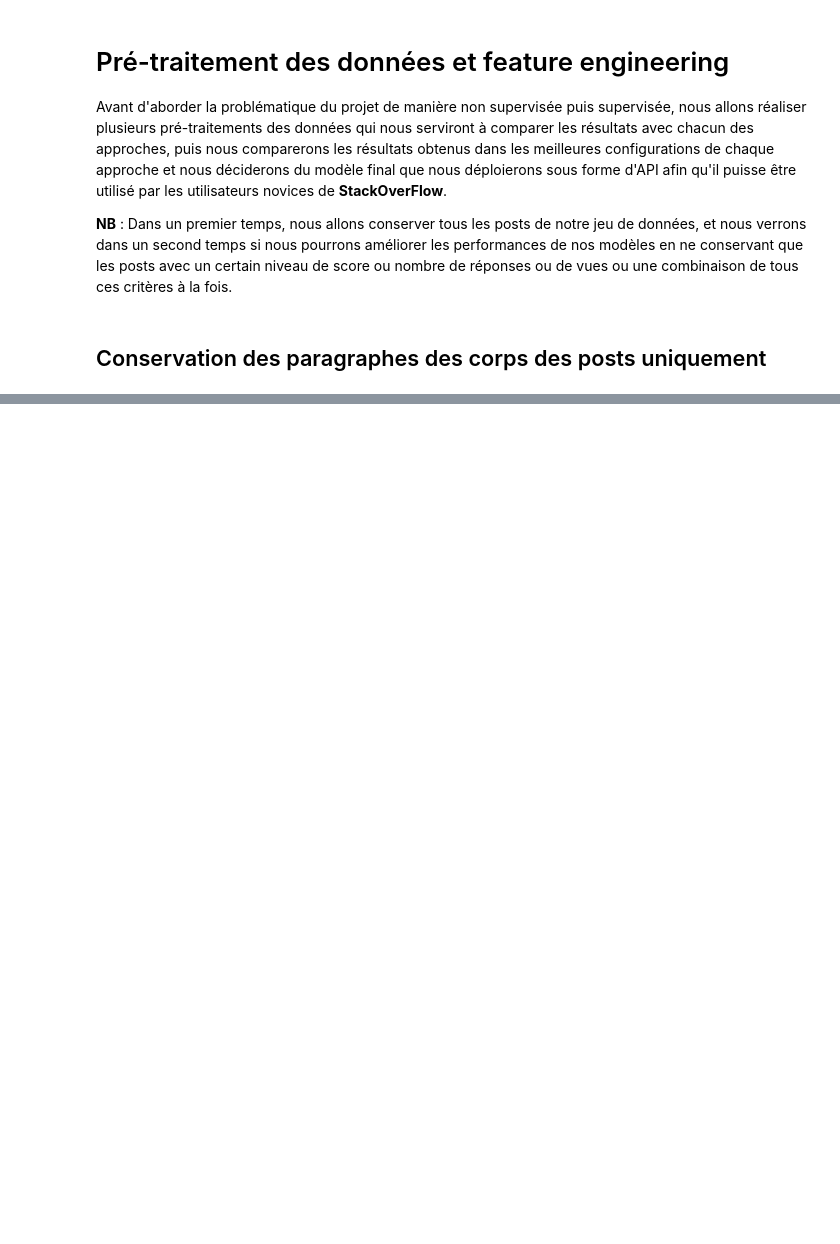
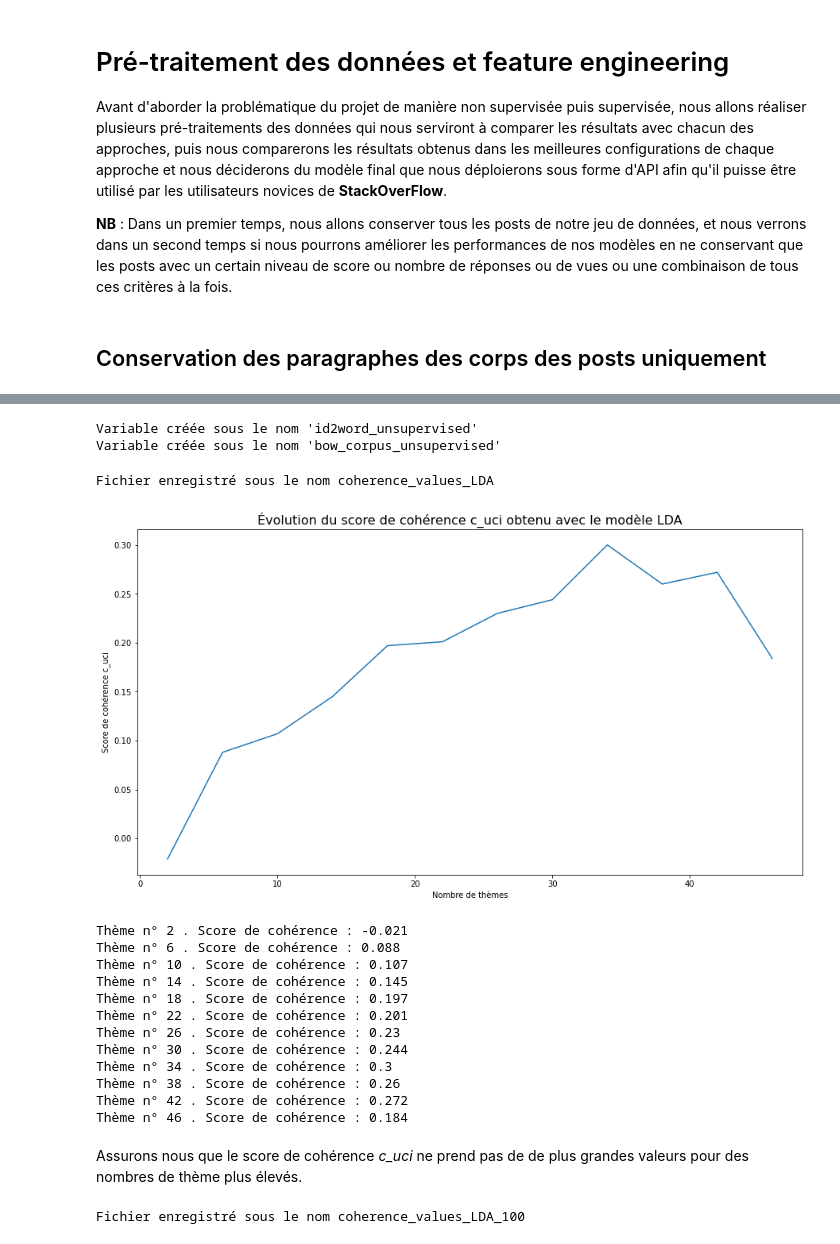
Before and after one commit to jkomb/P5---Tagger-automatiquement-des-questions---StackOverFlow, a Jupyter notebook: KOMBEM_Jonathan_2_notebook_test_012023.ipynb, the cells around one changed output, grey strips where cells are left out. Cells and saved outputs as stored; diff of their text form; code cells hidden in the pictures; blank space fills up the shorter version.

Commit message:
Unsupervised : fin de l'analyse + prédictions. Supervised :  fin embeddings + début comparaison modèles et embeddings pour prédictions supervisées

```diff
--- a/KOMBEM_Jonathan_2_notebook_test_012023.ipynb
+++ b/KOMBEM_Jonathan_2_notebook_test_012023.ipynb
@@ -123,0 +581,12 @@ df_datas.to_pickle('datasets/tests/df_datas_contractions.pkl')
+# %%
+import gensim
+from gensim.test.utils import datapath
+from gensim.models import TfidfModel
+import gensim.corpora as corpora
+from gensim import models
+from gensim.utils import simple_preprocess
+from gensim.models.ldamulticore import LdaMulticore
+from gensim.models import Nmf, CoherenceModel
+
+import multiprocessing
+cores = multiprocessing.cpu_count()-1
@@ -123,0 +651,41 @@ df_datas.to_pickle('datasets/tests/df_datas_contractions.pkl')
+# %%
+load_pickle("id2word_unsupervised")
+load_pickle("bow_corpus_unsupervised")
+# %% [output]
+Variable créée sous le nom 'id2word_unsupervised'
+Variable créée sous le nom 'bow_corpus_unsupervised'
+# %%
+LDA_optimal, coherence_values_LDA = compute_coherence_values_LDA(dictionary=id2word, bow_corpus=bow_corpus, corpus=corpus, nb_topics_max=50, nb_topics_start=2, step=4)
+# %%
+save_pickle(coherence_values_LDA, "coherence_values_LDA")
+# %% [output]
+Fichier enregistré sous le nom coherence_values_LDA
+# %%
+limit=50
+start=2
+step=4
+x = range(start, limit, step)
+plt.plot(x, coherence_values_LDA)
+plt.xlabel("Nombre de thèmes")
+plt.ylabel("Score de cohérence c_uci")
+plt.title("Évolution du score de cohérence c_uci obtenu avec le modèle LDA", fontsize=16)
+plt.show()
+
+for i, c_uci in zip(x, coherence_values_LDA):
+    print("Thème n°", i, ". Score de cohérence :", c_uci)
+# %% [output]
+[figure, added]
+Thème n° 2 . Score de cohérence : -0.021
+Thème n° 6 . Score de cohérence : 0.088
+Thème n° 10 . Score de cohérence : 0.107
+Thème n° 14 . Score de cohérence : 0.145
+Thème n° 18 . Score de cohérence : 0.197
+Thème n° 22 . Score de cohérence : 0.201
+Thème n° 26 . Score de cohérence : 0.23
+Thème n° 30 . Score de cohérence : 0.244
+Thème n° 34 . Score de cohérence : 0.3
+Thème n° 38 . Score de cohérence : 0.26
+Thème n° 42 . Score de cohérence : 0.272
+Thème n° 46 . Score de cohérence : 0.184
+# %% [markdown]
+Assurons nous que le score de cohérence *c_uci* ne prend pas de de plus grandes valeurs pour des nombres de thème plus élevés.
@@ -123,0 +694,4 @@ df_datas.to_pickle('datasets/tests/df_datas_contractions.pkl')
+# %%
+save_pickle(coherence_values_LDA_100, "coherence_values_LDA_100")
+# %% [output]
+Fichier enregistré sous le nom coherence_values_LDA_100
```
Also changed, not shown: parts of 273 cells of this notebook, 1 other file.
